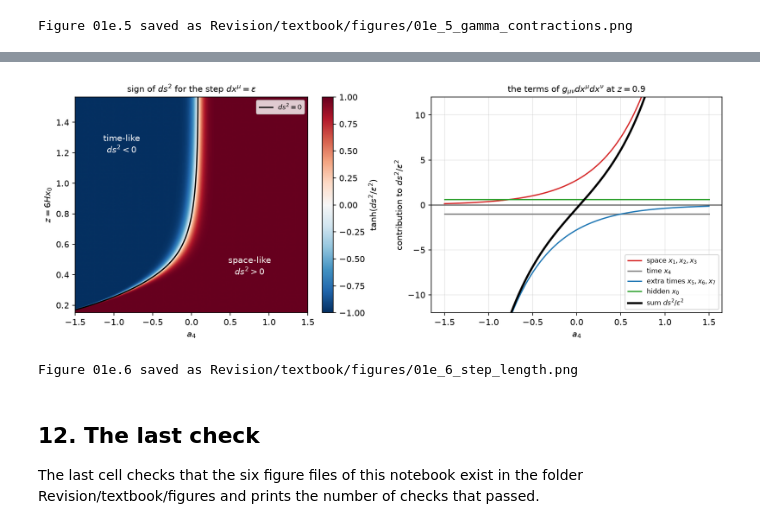
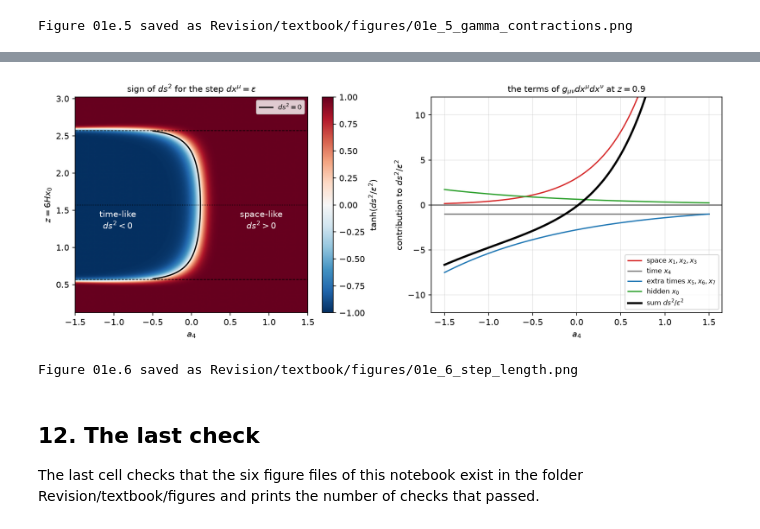
Before and after one commit to once-ere/Dirac_claude, a Jupyter notebook: Revision/textbook/notebooks/01e_index_notation.ipynb, the cells around one changed output, grey strips where cells are left out. Cells and saved outputs as stored; diff of their text form; code cells hidden in the pictures.

```diff
--- a/Revision/textbook/notebooks/01e_index_notation.ipynb
+++ b/Revision/textbook/notebooks/01e_index_notation.ipynb
@@ -1469,35 +1517,68 @@ constant term of the hidden direction.
 # %%
-ds2_numbers = sp.lambdify((a4, z), closed_form, "numpy")  # a formula -> a function
+K_numbers = sp.lambdify(z, K, "numpy")  # the bracket K(z) as a numpy function
+ds2_numbers = sp.lambdify((a4, z), history_form, "numpy")  # a4, z -> ds^2
+check(sp.simplify(K.subs(z, sp.pi - z) - K) == 0
+      and bool(np.all(np.diff(K_numbers(np.linspace(0.05, np.pi / 2, 400))) < 0)),
+      "K(pi - z) = K(z), and K decreases on 0 < z < pi/2 (400 values of z)")
+low, high = 0.1, np.pi / 2  # K(0.1) > 0 and K(pi/2) = -3 < 0
+for _ in range(60):  # bisection: halve the interval that holds the sign change
+    middle = (low + high) / 2
+    if K_numbers(middle) > 0:
+        low = middle
+    else:
+        high = middle
+z_zero = high  # K <= 0 exactly for z_zero <= z <= pi - z_zero in this cell
+report("z0, where K(z) = cot(z)^2 - 3 (sin(z)^2)^(1/6) changes sign", f"{z_zero:.4f}")
 a4_values = np.linspace(-1.5, 1.5, 301)
-z_values = np.linspace(0.15, np.pi / 2 - 0.005, 300)
+z_values = np.linspace(0.12, np.pi - 0.12, 300)
 A4_grid, Z_grid = np.meshgrid(a4_values, z_values)  # rows: z, columns: a4
 values = ds2_numbers(A4_grid, Z_grid)
-threshold = 0.5 * np.arcsinh((1 - 1 / np.tan(z_values) ** 2)
-                             / (6 * np.sin(z_values) ** (1 / 3)))
-check(bool((np.diff(values, axis=1) > 0).all()),
-      "on every row of the grid, ds^2 grows as a4 grows")
-away = np.abs(A4_grid - threshold[:, None]) > 1e-9  # leave out points on the curve
-check(bool(((values > 0) == (A4_grid > threshold[:, None]))[away].all()),
-      "ds^2 > 0 exactly to the right of the curve a4*(z)")
+rows = (z_values >= z_zero) & (z_values <= np.pi - z_zero)  # the rows with K <= 0
+
+
+def crossing(z_value):
+    """The a4 where ds^2 = 0 on a row with K(z_value) <= 0, by bisection."""
+    left_end, right_end = -1.5, 1.5  # ds^2 < 0 at the left end, > 0 at the right
+    for _ in range(60):
+        middle = (left_end + right_end) / 2
+        if ds2_numbers(middle, z_value) < 0:
+            left_end = middle
+        else:
+            right_end = middle
+    return right_end
+
+
+threshold = np.array([crossing(z_value) for z_value in z_values[rows]])
+say(f"{int(rows.sum())} of the 300 rows have K <= 0; there a4* runs from "
+    f"{threshold.min():.4f} to {threshold.max():.4f}")
+check(bool((np.diff(values[rows], axis=1) > 0).all()),
+      "on every row with K(z) <= 0, ds^2 grows as a4 grows")
+away = np.abs(A4_grid[rows] - threshold[:, None]) > 1e-9  # off the curve
+check(bool(((values[rows] > 0) == (A4_grid[rows] > threshold[:, None]))[away].all()),
+      "on these rows ds^2 > 0 exactly to the right of the curve a4*(z)")
 fig, (left, right) = plt.subplots(1, 2, figsize=(11.5, 4.5))
 image = left.imshow(np.tanh(values), origin="lower", aspect="auto", cmap="RdBu_r",
                     vmin=-1, vmax=1, extent=(a4_values[0], a4_values[-1],
                                              z_values[0], z_values[-1]))
-left.plot(threshold, z_values, color="black", lw=1.5, label="$ds^2 = 0$")
+left.plot(threshold, z_values[rows], color="black", lw=1.5, label="$ds^2 = 0$")
+for z_line in (z_zero, np.pi - z_zero):
+    left.axhline(z_line, color="black", ls="--", lw=0.8)  # where K changes sign
+left.axhline(np.pi / 2, color="black", ls=":", lw=0.8)  # the fold
 left.set_xlim(a4_values[0], a4_values[-1])
 left.grid(False)  # no grid lines across the coloured map
-left.text(0.75, 0.4, "space-like\n$ds^2 > 0$", ha="center", color="white")
-left.text(-0.9, 1.2, "time-like\n$ds^2 < 0$", ha="center", color="white")
+left.text(0.9, 1.25, "space-like\n$ds^2 > 0$", ha="center", color="white")
+left.text(-0.95, 1.25, "time-like\n$ds^2 < 0$", ha="center", color="white")
 left.set_xlabel("$a_4$")
 left.set_ylabel("$z = 6 H x_0$")
 left.set_title("sign of $ds^2$ for the step $dx^\\mu = \\epsilon$", fontsize=10)
 left.legend(loc="upper right", fontsize=8)
 fig.colorbar(image, ax=left, label="$\\tanh(ds^2/\\epsilon^2)$")
 z_fixed = 0.9
-s_fixed = np.sin(z_fixed) ** (1 / 3)
-space_term = 3 * np.exp(2 * a4_values) * s_fixed  # x1, x2, x3
-extra_term = -3 * np.exp(-2 * a4_values) * s_fixed  # x5, x6, x7 (deflating)
-hidden_term = np.full_like(a4_values, 1 / np.tan(z_fixed) ** 2)  # x0
+s_fixed = abs(np.sin(z_fixed)) ** (1 / 3)
+shrink = np.exp(-2 * a4_values / 3)  # b4 e^(-2 a4) on the record's history
+space_term = 3 * np.exp(2 * a4_values)  # x1, x2, x3
+extra_term = -3 * shrink * s_fixed  # x5, x6, x7 (deflating)
+hidden_term = shrink / np.tan(z_fixed) ** 2  # x0 (shrinking with them)
 right.plot(a4_values, space_term, color="tab:red", label="space $x_1, x_2, x_3$")
 right.plot(a4_values, np.full_like(a4_values, -1.0), color="tab:gray",
            label="time $x_4$")
@@ -1517,14 +1598,17 @@ fig.tight_layout()
 save_figure(fig, "step_length",
             "The squared length $ds^2 = g_{\\mu\\nu} dx^\\mu dx^\\nu$ of the "
             "coordinate step with $dx^\\mu = \\epsilon$ in all eight coordinates, "
-            "in the author's metric at $b_4 = 1$. Left: $\\tanh(ds^2/\\epsilon^2)$ "
-            "as colours "
-            "(red space-like, blue time-like) against $a_4$ (horizontal) and "
-            "$z = 6 H x_0$ (vertical), pure numbers, with the curve "
-            "$a_4^{\\ast}(z)$ where $ds^2 = 0$ (black). Right: at $z = 0.9$ the four "
-            "kinds of terms against $a_4$: the three space directions (red, growing "
-            "like $e^{2a_4}$), the time (grey, $-1$), the three extra times (blue, "
-            "shrinking towards 0 like $e^{-2a_4}$ as they deflate) and the hidden "
-            "direction (green), and their sum (black). As $a_4$ grows the same "
-            "coordinate step turns from time-like to space-like.")
+            "in the author's metric along the record's history "
+            "$b_4 = e^{4a_4/3}$. Left: $\\tanh(ds^2/\\epsilon^2)$ as colours (red "
+            "space-like, blue time-like) against $a_4$ (horizontal) and "
+            "$z = 6 H x_0$ across one cell (vertical), pure numbers, with the "
+            "curve $a_4^{\\ast}(z)$ where $ds^2 = 0$ (black) on the rows between "
+            "$z_0$ and $\\pi - z_0$ (dashed), where $K(z) \\le 0$, and the fold "
+            "$z = \\pi/2$ (dotted). "
+            "Right: at $z = 0.9$ the four kinds of terms against $a_4$: the three "
+            "space directions (red, growing like $e^{2a_4}$), the time (grey, "
+            "$-1$), the three extra times (blue) and the hidden direction (green), "
+            "both shrinking towards 0 like $e^{-2a_4/3}$ as they deflate, and "
+            "their sum (black). As $a_4$ grows the same coordinate step turns "
+            "from time-like to space-like.")
 # %% [output]
@@ -1533,4 +1620,4 @@ PASS ds^2 > 0 exactly to the right of the curve a4*(z)
-[figure, old version]
+[figure, new version]
 Figure 01e.6 saved as Revision/textbook/figures/01e_6_step_length.png
 # %% [markdown]
 ## 12. The last check
```
Also changed, not shown: parts of 10 cells of this notebook, 12 other files.
